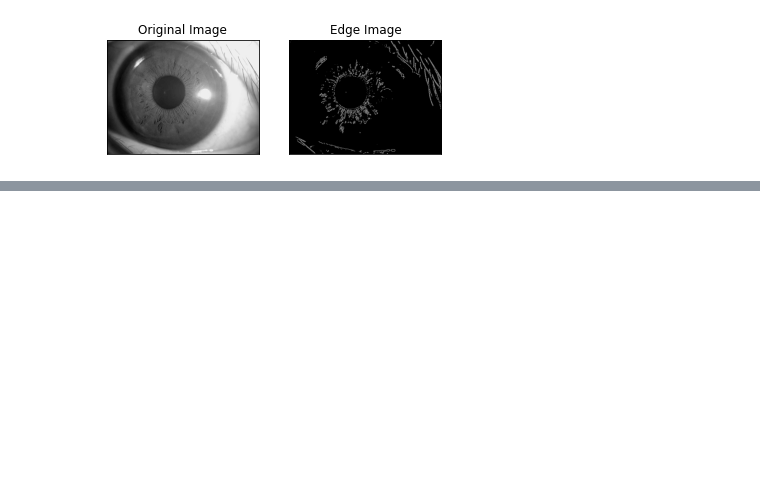
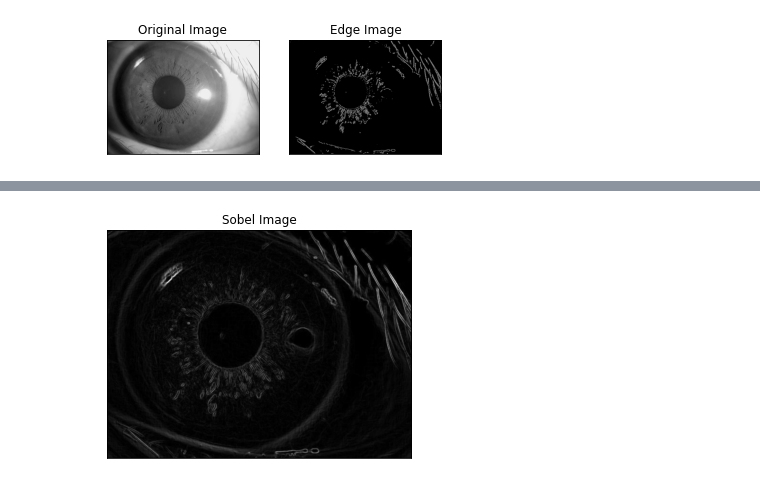
Before and after one commit to ImitatedSky/Github-openCV, a Jupyter notebook: opencv.ipynb, the cells around one changed output, grey strips where cells are left out. Cells and saved outputs as stored; diff of their text form; code cells hidden in the pictures; blank space fills up the shorter version.

```diff
--- a/opencv.ipynb
+++ b/opencv.ipynb
@@ -73,0 +82,27 @@ error: ignored
+# %%
+#@title Sobel
+
+ksize = 3 #@param {type:"integer"}
+scale = 1 #@param {type:"integer"}
+delta  = 0 #@param {type:"integer"}
+ddepth = cv.CV_16S #@param {type:"integer"} #cv.CV_16S
+
+
+# 高斯模糊
+img3_sobel = cv.GaussianBlur(img3, (3, 3), 0)
+
+x = cv.Sobel(img3_sobel, cv.CV_16S, 1, 0)
+y = cv.Sobel(img3_sobel, cv.CV_16S, 0, 1)
+absX = cv.convertScaleAbs(x)
+absY = cv.convertScaleAbs(y)
+
+# 融合兩張圖
+dst = cv.addWeighted( absX ,0.5 ,absY ,0.5,0)
+
+plt.figure(figsize=(12, 5))
+plt.subplot(121),plt.imshow(dst,cmap = 'gray')
+plt.title('Sobel Image'), plt.xticks([]), plt.yticks([])
+
+plt.show()
+# %% [output]
+[figure, added]
```
Also changed, not shown: parts of 3 cells of this notebook.
